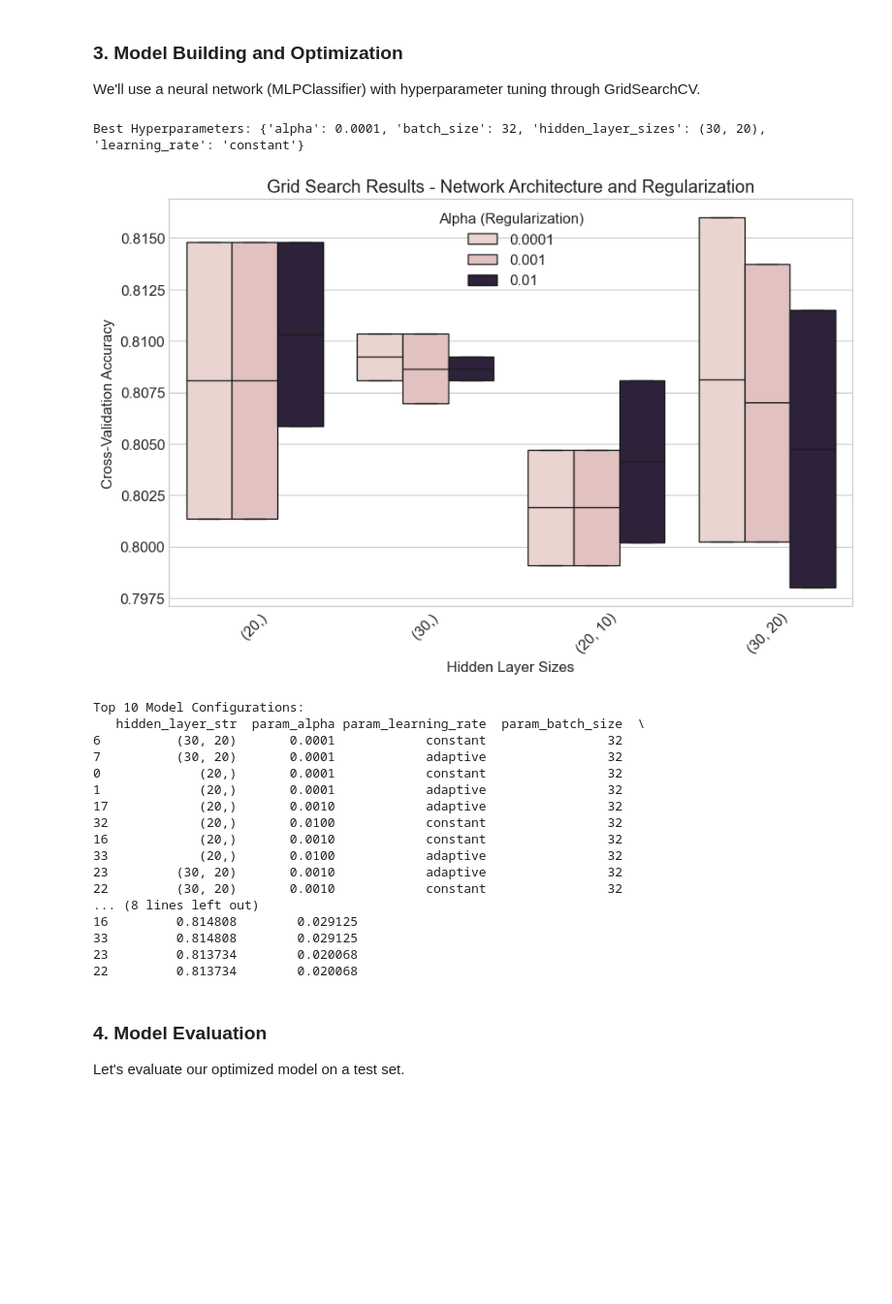
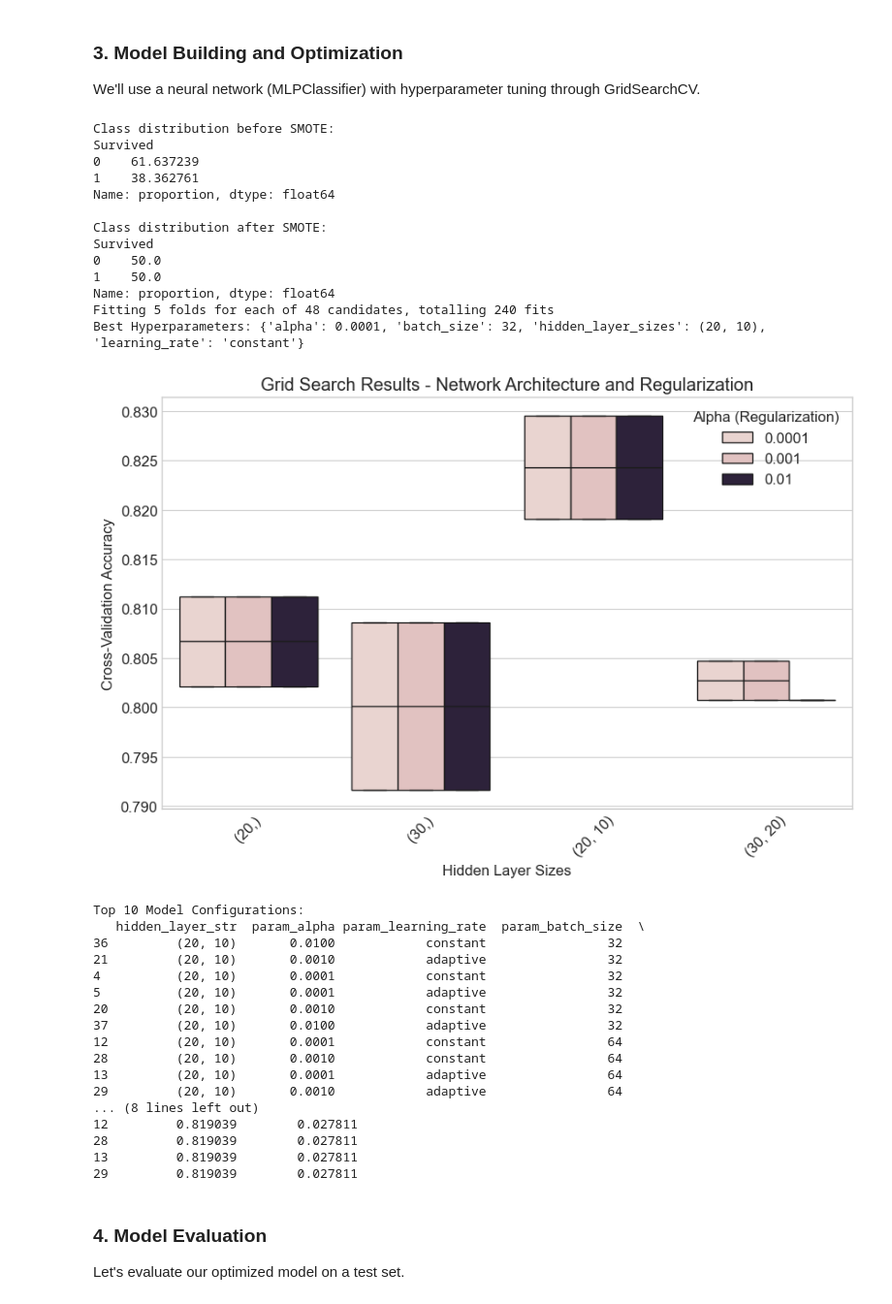
Before and after one commit to lorenzochaves/titanic-mlp, a Jupyter notebook: titanic_analysis.ipynb, the cells around one changed output. Shown: that part at 97% size. Cells and saved outputs as stored; diff of their text form; code cells hidden in the pictures; blank space fills up the shorter version.

Commit message:
smote balancement added

```diff
--- a/titanic_analysis.ipynb
+++ b/titanic_analysis.ipynb
@@ -207,8 +210,18 @@ kf = StratifiedKFold(n_splits=5, shuffle=True, random_state=42)
 # Standard scaling for numerical features
 scaler = StandardScaler()
 
+# Apply SMOTE for class balancing (only on training data)
+from imblearn.over_sampling import SMOTE
+X_train_resampled, y_train_resampled = SMOTE(random_state=42).fit_resample(X_train, y_train)
+
+# Print class distribution before and after SMOTE
+print("\nClass distribution before SMOTE:")
+print(pd.Series(y_train).value_counts(normalize=True) * 100)
+print("\nClass distribution after SMOTE:")
+print(pd.Series(y_train_resampled).value_counts(normalize=True) * 100)
+
 # Define the neural network model
-mlp = MLPClassifier(random_state=42, max_iter=3000, early_stopping=True, solver='adam')
+mlp = MLPClassifier(random_state=42, max_iter=3000, early_stopping=True, solver='adam', activation='relu')
 
 # Define hyperparameter grid
 param_grid = {
@@ -219,57 +232,68 @@ param_grid = {
 }
 
 # Perform grid search
-grid_search = GridSearchCV(mlp, param_grid, cv=kf, scoring='accuracy', n_jobs=-1)
-grid_search.fit(scaler.fit_transform(X), y)
+grid_search = GridSearchCV(mlp, param_grid, cv=kf, scoring='accuracy', n_jobs=-1, verbose=1)
+grid_search.fit(scaler.fit_transform(X_train_resampled), y_train_resampled)
 
 # Get best model
 best_mlp = grid_search.best_estimator_
 print("Best Hyperparameters:", grid_search.best_params_)
 
 # Visualize grid search results
 results = pd.DataFrame(grid_search.cv_results_)
-
 # Convert tuple to string for visualization purposes
 results['hidden_layer_str'] = results['param_hidden_layer_sizes'].astype(str)
 
 # Create a visualization of the grid search results
 plt.figure(figsize=(10, 6))
 sns.boxplot(x='hidden_layer_str', y='mean_test_score',
-           hue='param_alpha', data=results)
+            hue='param_alpha', data=results)
 plt.title('Grid Search Results - Network Architecture and Regularization')
 plt.xlabel('Hidden Layer Sizes')
 plt.ylabel('Cross-Validation Accuracy')
 plt.xticks(rotation=45)
 plt.legend(title='Alpha (Regularization)')
 plt.show()
 
 # Alternative visualization: table of top results
 top_results = results.sort_values('mean_test_score', ascending=False).head(10)
 top_results = top_results[['hidden_layer_str', 'param_alpha',
                            'param_learning_rate', 'param_batch_size',
                            'mean_test_score', 'std_test_score']]
 print("\nTop 10 Model Configurations:")
 print(top_results)
 # %% [output]
-Best Hyperparameters: {'alpha': 0.0001, 'batch_size': 32, 'hidden_layer_sizes': (30, 20), 'learning_rate': 'constant'}
+Class distribution before SMOTE:
+Survived
+0    61.637239
+1    38.362761
+Name: proportion, dtype: float64
+
+Class distribution after SMOTE:
+Survived
+0    50.0
+1    50.0
+Name: proportion, dtype: float64
+Fitting 5 folds for each of 48 candidates, totalling 240 fits
+Best Hyperparameters: {'alpha': 0.0001, 'batch_size': 32, 'hidden_layer_sizes': (20, 10), 'learning_rate': 'constant'}
-[figure, old version]
+[figure, new version]
 Top 10 Model Configurations:
    hidden_layer_str  param_alpha param_learning_rate  param_batch_size  \
-6          (30, 20)       0.0001            constant                32
-7          (30, 20)       0.0001            adaptive                32
-0             (20,)       0.0001            constant                32
-1             (20,)       0.0001            adaptive                32
-17            (20,)       0.0010            adaptive                32
-32            (20,)       0.0100            constant                32
-16            (20,)       0.0010            constant                32
-33            (20,)       0.0100            adaptive                32
-23         (30, 20)       0.0010            adaptive                32
-22         (30, 20)       0.0010            constant                32
+36         (20, 10)       0.0100            constant                32
+21         (20, 10)       0.0010            adaptive                32
+4          (20, 10)       0.0001            constant                32
+5          (20, 10)       0.0001            adaptive                32
+20         (20, 10)       0.0010            constant                32
+37         (20, 10)       0.0100            adaptive                32
+12         (20, 10)       0.0001            constant                64
+28         (20, 10)       0.0010            constant                64
+13         (20, 10)       0.0001            adaptive                64
+29         (20, 10)       0.0010            adaptive                64
 ... (8 lines left out)
-16         0.814808        0.029125
-33         0.814808        0.029125
-23         0.813734        0.020068
-22         0.813734        0.020068
+12         0.819039        0.027811
+28         0.819039        0.027811
+13         0.819039        0.027811
+29         0.819039        0.027811
 # %% [markdown]
 ### 4. Model Evaluation
 
```
Also changed, not shown: parts of 5 cells of this notebook, 1 other file.
